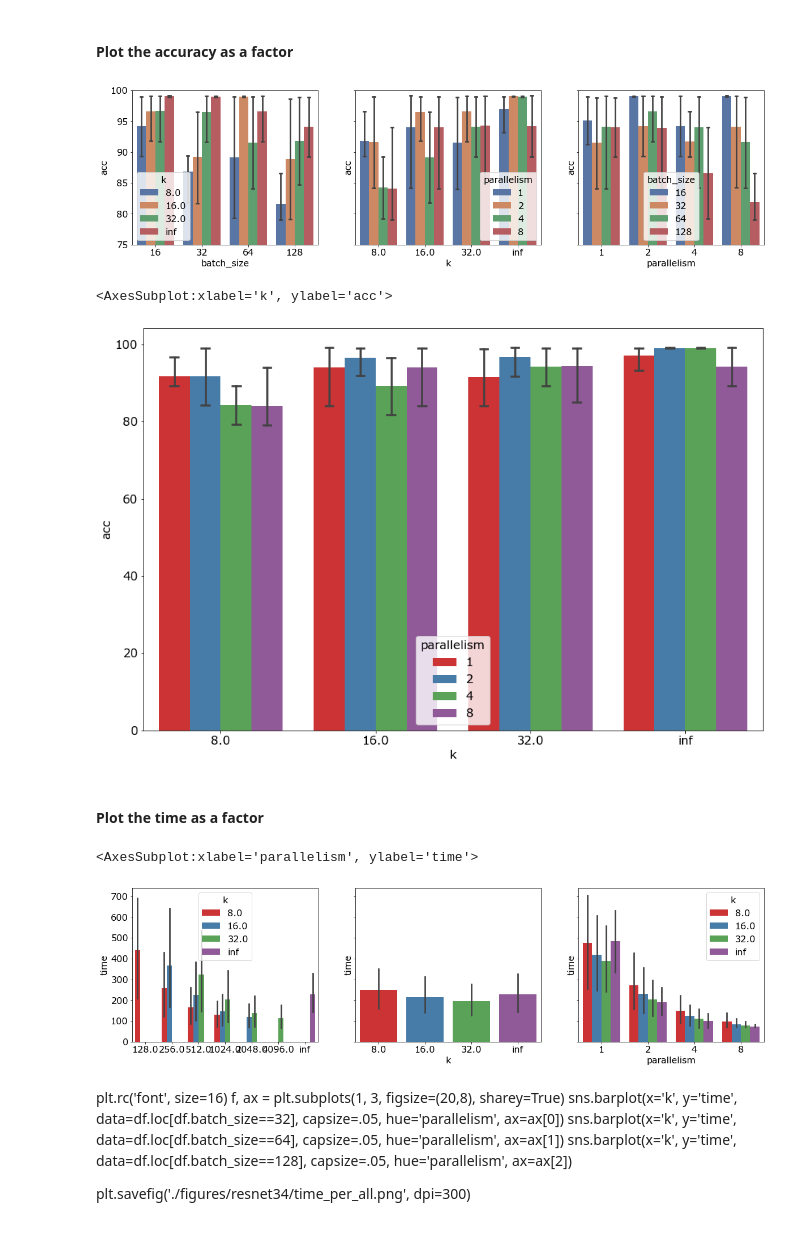
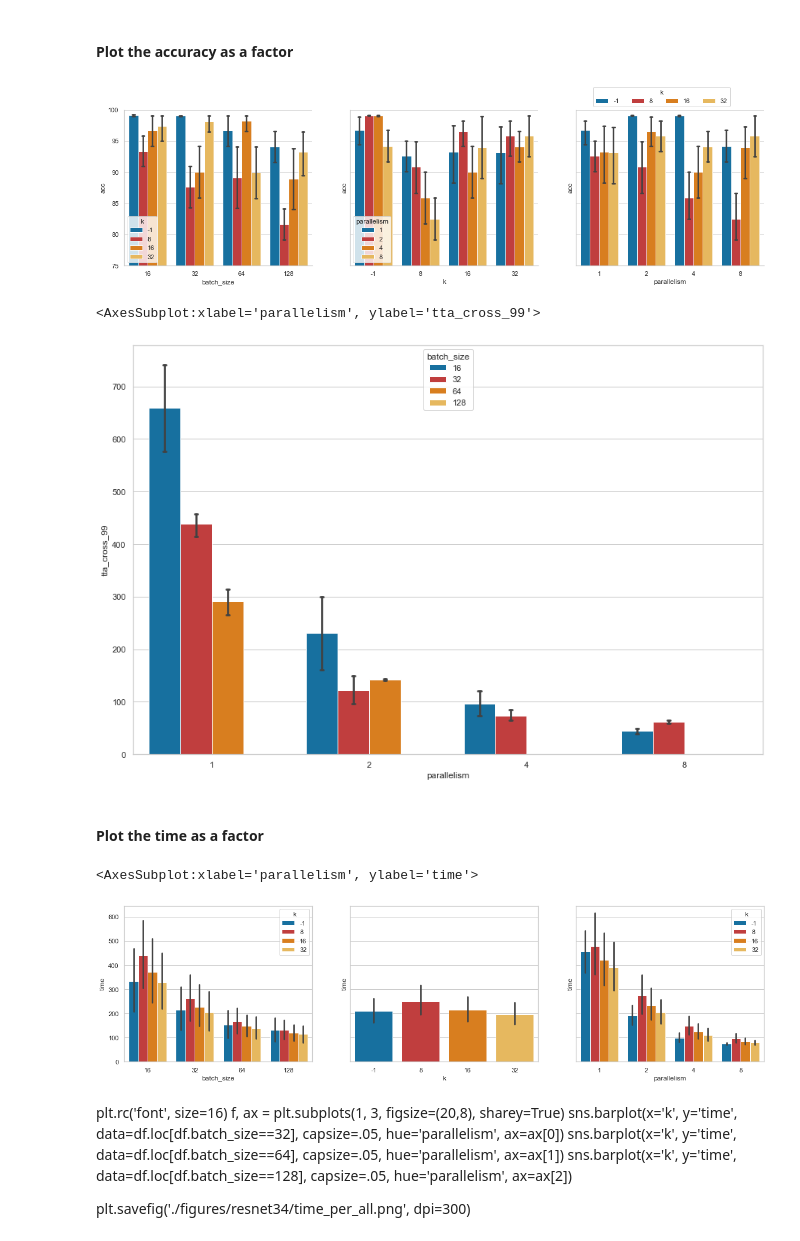
Before and after one commit to DiegoStock12/kubeml, a Jupyter notebook: ml/experiments/insights.ipynb, the cells around one changed output. Saved outputs shown, nothing was run; the diff lists cells and outputs as text; code cells hidden in the pictures.

```diff
--- a/ml/experiments/insights.ipynb
+++ b/ml/experiments/insights.ipynb
@@ -13,0 +33,11 @@ df = join_df('./results/lenet/results/1/')
+# %%
+green_red_palette = ['#264653', '#2A9D8F', '#E9C46A', '#F4A261', '#E76F51']
+blue_yellow_palette=  ['#0077b6', '#d62828', '#f77f00', '#fcbf49', '#eae2b7']
+cool_p = ['#f87575', '#ffa9a3', '#b9e6ff', '#5c95ff', '#7e6c6c']
+wall_p = ['#e63946', '#f1faee', '#a8dadc', '#457b9d', '#1d3557']
+
+sns.palplot(sns.color_palette(blue_yellow_palette))
+
+
+sns.set_theme(style='whitegrid', palette=blue_yellow_palette, )
+# sns.set_palette(blue_yellow_palette)
@@ -51,7 +83,7 @@ df.epoch_duration.map(lambda durs: accum_time(durs))
 # %% [markdown]
 ### Plot the Correlations between the K, Batch and Parallelism with time and accuracy
 # %%
-sns.set_palette('Set1')
+
 
 corr = df[['k', 'batch_size', 'parallelism', 'acc', 'time']].corr()
 sns.heatmap(corr,
@@ -165,3 +195,0 @@ sns.barplot(x='parallelism', y='tta_99', data=df ,ax=ax[2] ,capsize=.05)
-# %%
-df.head(10)
-sns.set_palette('deep', 10)
@@ -170,28 +297,33 @@ sns.set_palette('deep', 10)
 # %% [markdown]
 #### Plot the accuracy as a factor
 # %%
+plt.rc('font', size=16)
+
 f, ax = plt.subplots(1, 3, sharey=True, figsize=(20, 5))
 sns.barplot(x='batch_size', y='acc', hue='k', data=df, ax=ax[0], capsize=.05)
 sns.barplot(x='k', y='acc', data=df, ax=ax[1], capsize=.05, hue='parallelism')
-sns.barplot(x='parallelism', y='acc', data=df, hue='batch_size' ,ax=ax[2] ,capsize=.05)
+sns.barplot(x='parallelism', y='acc', data=df, hue='k' ,ax=ax[2] ,capsize=.05)
+sns.despine()
+plt.legend(title='k', ncol=4, bbox_to_anchor=(0.075,1))
 
 for a in ax:
     a.set_ylim([75, 100])
 
 
 
 # plt.savefig('./figures/resnet34/accuracy.png', dpi=300)
 # %% [output]
-[figure, old version]
+[figure, new version]
 # %%
 plt.rc('font', size=16)
 plt.figure(figsize=(15,10))
-sns.barplot(x='k', y='acc', data=df, capsize=.05, hue='parallelism')
+sns.barplot(x='parallelism', y='tta_cross_99', data=df, capsize=.02, hue='batch_size')
+
 
 # plt.savefig('./figures/resnet34/acc_per_k_and_parallelism.png', dpi=300)
 # %% [output]
-<AxesSubplot:xlabel='k', ylabel='acc'>
+<AxesSubplot:xlabel='parallelism', ylabel='tta_cross_99'>
-[figure, old version]
+[figure, new version]
 # %% [markdown]
 #### Plot the time as a factor
 # %%
@@ -203,7 +335,7 @@ sns.barplot(x='parallelism', y='time', data=df, ax=ax[2], hue='k')
 # plt.savefig('./figures/resnet34/time.png', dpi=300)
 # %% [output]
 <AxesSubplot:xlabel='parallelism', ylabel='time'>
-[figure, old version]
+[figure, new version]
 # %% [markdown]
 plt.rc('font', size=16)
 f, ax = plt.subplots(1, 3, figsize=(20,8), sharey=True)
```
Also changed, not shown: parts of 14 cells of this notebook, 7 other files.
